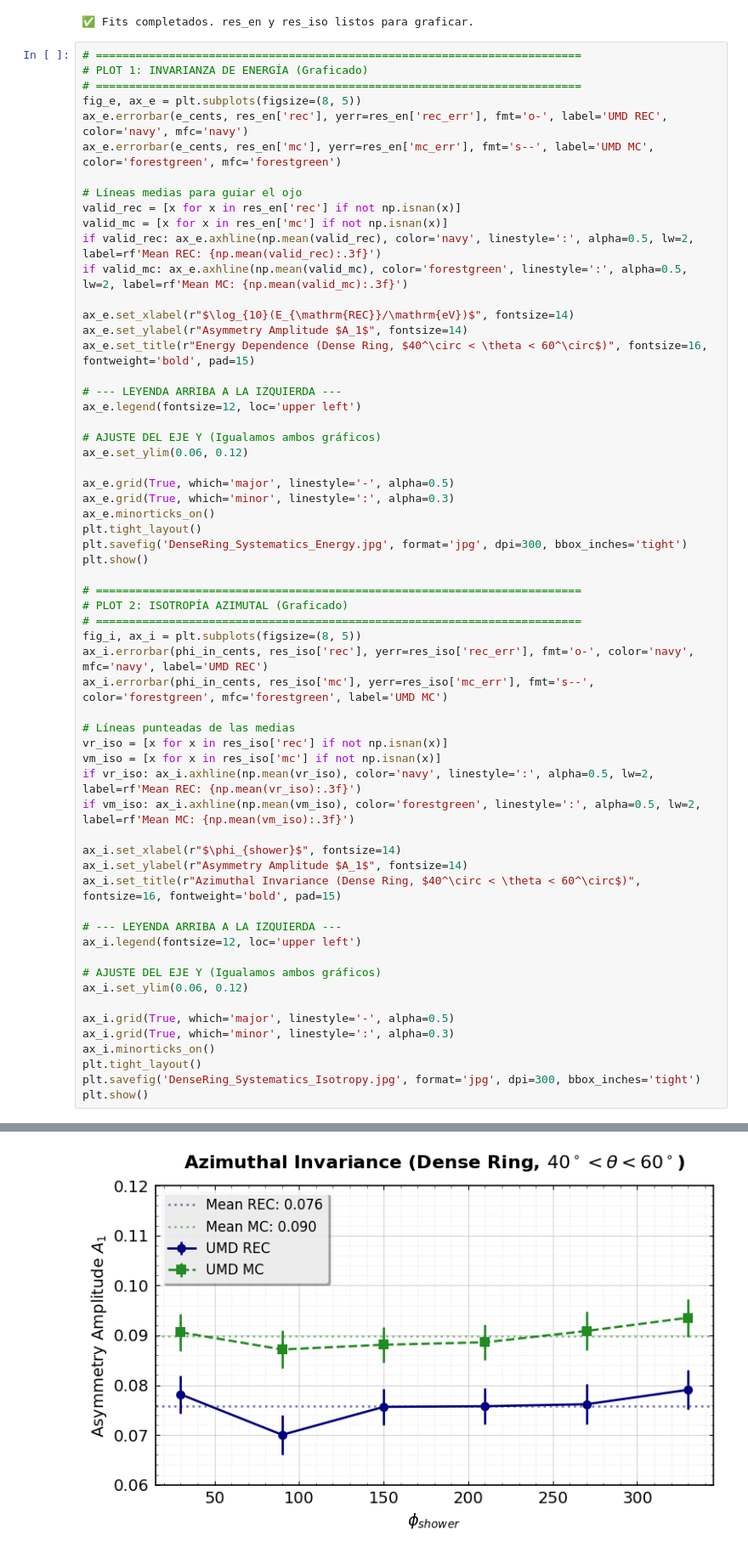
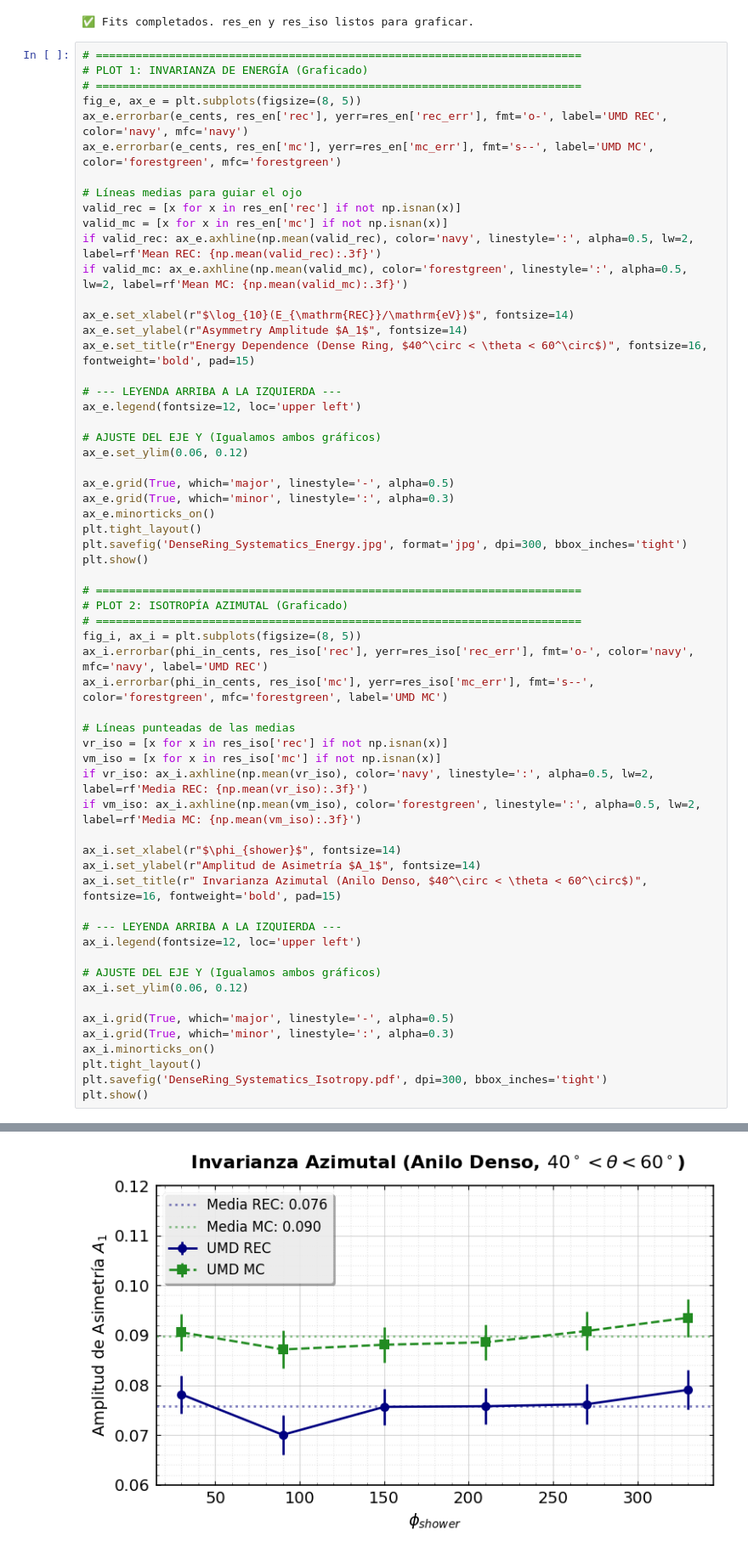
Before and after one commit to Lautaro-Silva/Tesis-de-Licenciatura---ITeDA, a Jupyter notebook: Scripts/Presentacion_Foundations/presentacion_feb_2026_v2.ipynb, the cells around one changed output, grey strips where cells are left out. Shown at 85% size. Drawn from its saved outputs; the diff is of its cells as text.

```diff
--- a/Scripts/Presentacion_Foundations/presentacion_feb_2026_v2.ipynb
+++ b/Scripts/Presentacion_Foundations/presentacion_feb_2026_v2.ipynb
@@ -808,39 +848,39 @@ ax_e.minorticks_on()
 plt.tight_layout()
 plt.savefig('DenseRing_Systematics_Energy.jpg', format='jpg', dpi=300, bbox_inches='tight')
 plt.show()
 
 # =========================================================================
 # PLOT 2: ISOTROPÍA AZIMUTAL (Graficado)
 # =========================================================================
 fig_i, ax_i = plt.subplots(figsize=(8, 5))
 ax_i.errorbar(phi_in_cents, res_iso['rec'], yerr=res_iso['rec_err'], fmt='o-', color='navy', mfc='navy', label='UMD REC')
 ax_i.errorbar(phi_in_cents, res_iso['mc'], yerr=res_iso['mc_err'], fmt='s--', color='forestgreen', mfc='forestgreen', label='UMD MC')
 
 # Líneas punteadas de las medias
 vr_iso = [x for x in res_iso['rec'] if not np.isnan(x)]
 vm_iso = [x for x in res_iso['mc'] if not np.isnan(x)]
-if vr_iso: ax_i.axhline(np.mean(vr_iso), color='navy', linestyle=':', alpha=0.5, lw=2, label=rf'Mean REC: {np.mean(vr_iso):.3f}')
-if vm_iso: ax_i.axhline(np.mean(vm_iso), color='forestgreen', linestyle=':', alpha=0.5, lw=2, label=rf'Mean MC: {np.mean(vm_iso):.3f}')
+if vr_iso: ax_i.axhline(np.mean(vr_iso), color='navy', linestyle=':', alpha=0.5, lw=2, label=rf'Media REC: {np.mean(vr_iso):.3f}')
+if vm_iso: ax_i.axhline(np.mean(vm_iso), color='forestgreen', linestyle=':', alpha=0.5, lw=2, label=rf'Media MC: {np.mean(vm_iso):.3f}')
 
 ax_i.set_xlabel(r"$\phi_{shower}$", fontsize=14)
-ax_i.set_ylabel(r"Asymmetry Amplitude $A_1$", fontsize=14)
-ax_i.set_title(r"Azimuthal Invariance (Dense Ring, $40^\circ < \theta < 60^\circ$)", fontsize=16, fontweight='bold', pad=15)
+ax_i.set_ylabel(r"Amplitud de Asimetría $A_1$", fontsize=14)
+ax_i.set_title(r" Invarianza Azimutal (Anilo Denso, $40^\circ < \theta < 60^\circ$)", fontsize=16, fontweight='bold', pad=15)
 
 # --- LEYENDA ARRIBA A LA IZQUIERDA ---
 ax_i.legend(fontsize=12, loc='upper left')
 
 # AJUSTE DEL EJE Y (Igualamos ambos gráficos)
 ax_i.set_ylim(0.06, 0.12)
 
 ax_i.grid(True, which='major', linestyle='-', alpha=0.5)
 ax_i.grid(True, which='minor', linestyle=':', alpha=0.3)
 ax_i.minorticks_on()
 plt.tight_layout()
-plt.savefig('DenseRing_Systematics_Isotropy.jpg', format='jpg', dpi=300, bbox_inches='tight')
+plt.savefig('DenseRing_Systematics_Isotropy.pdf', dpi=300, bbox_inches='tight')
 plt.show()
 # %% [output]
 [figure]
-[figure, old version]
+[figure, new version]
 # %%
 # =========================================================================
 # CELDA: DISCRIMINACIÓN DE MASA Y MERIT FACTOR (MONEY PLOT)
```
Also changed, not shown: parts of 5 cells of this notebook, 27 other files.
